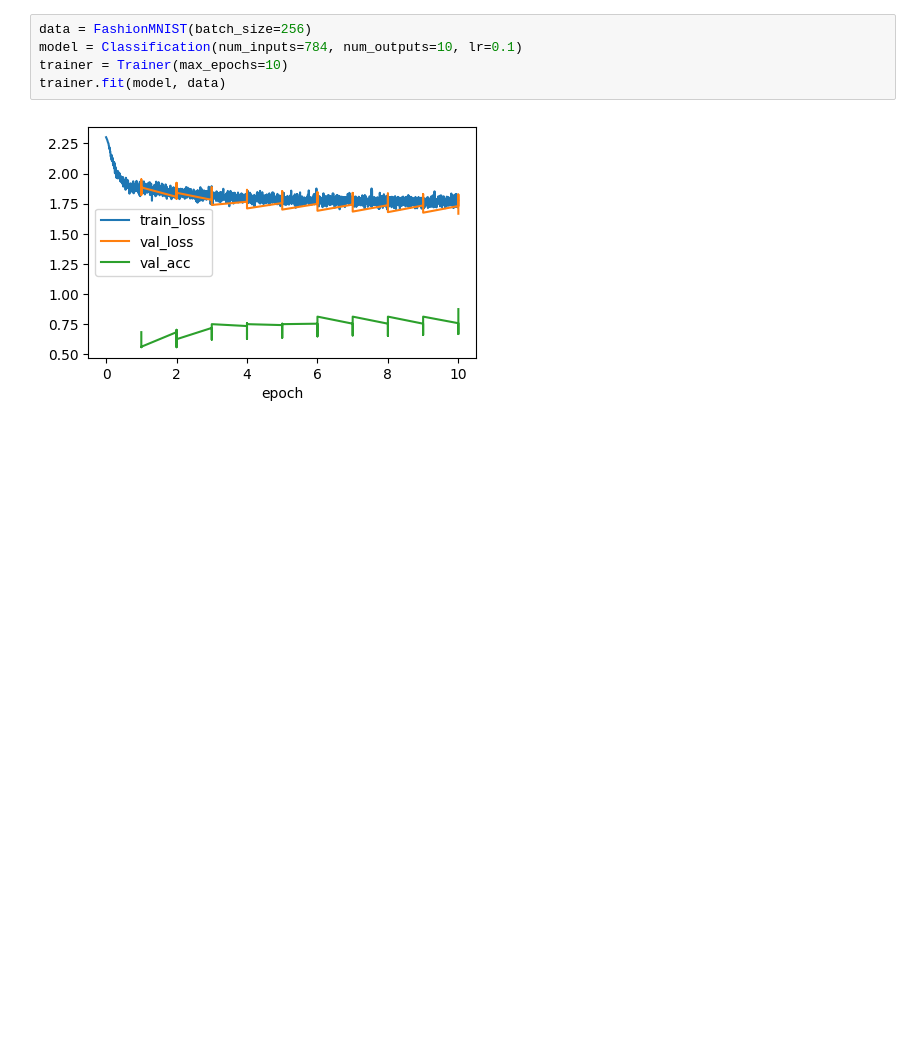
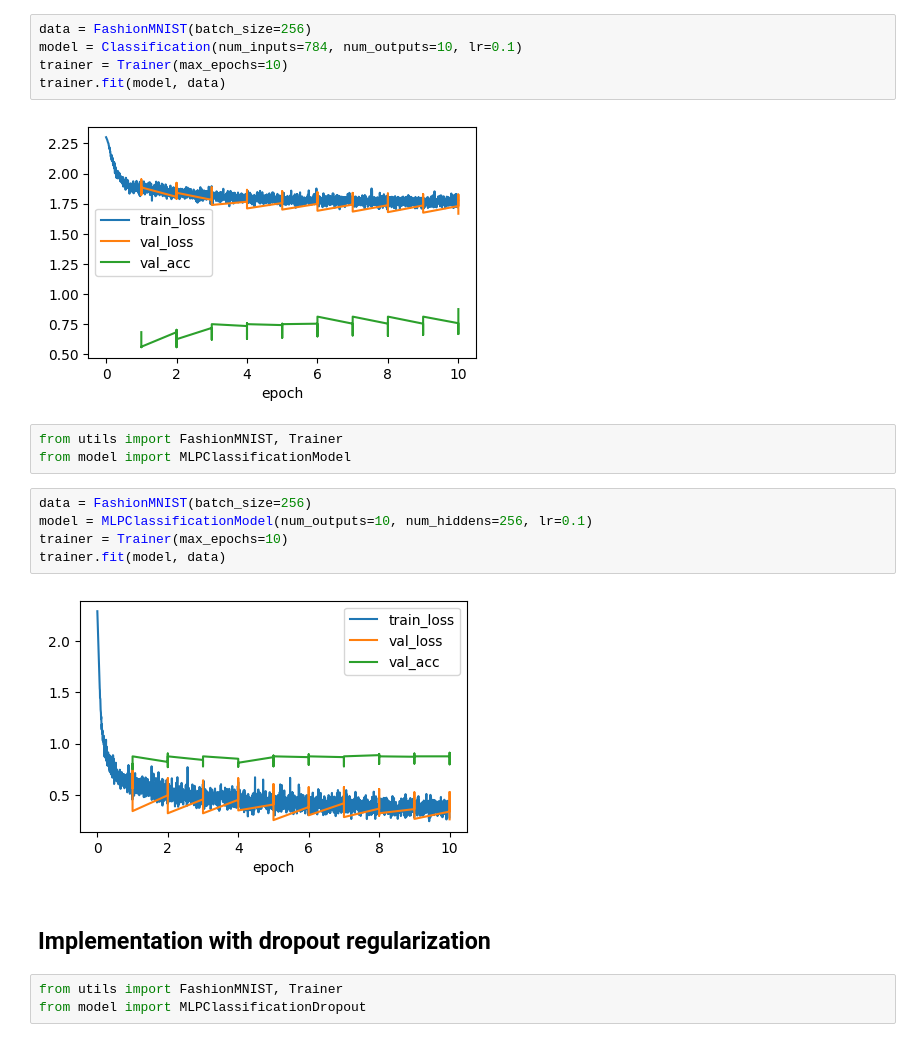
Before and after one commit to Arush04/ML_Clutter, a Jupyter notebook: experiments/classification.ipynb, the cells around one changed output. Saved outputs shown, nothing was run; the diff lists cells and outputs as text; blank space fills up the shorter version.

Commit message:
MLP with dropout

```diff
--- a/experiments/classification.ipynb
+++ b/experiments/classification.ipynb
@@ -8,3 +8,18 @@ trainer = Trainer(max_epochs=10)
 trainer.fit(model, data)
 # %% [output]
 [figure]
+# %%
+from utils import FashionMNIST, Trainer
+from model import MLPClassificationModel
+# %%
+data = FashionMNIST(batch_size=256)
+model = MLPClassificationModel(num_outputs=10, num_hiddens=256, lr=0.1)
+trainer = Trainer(max_epochs=10)
+trainer.fit(model, data)
+# %% [output]
+[figure, added]
+# %% [markdown]
+## Implementation with dropout regularization
+# %%
+from utils import FashionMNIST, Trainer
+from model import MLPClassificationDropout
```
Also changed, not shown: parts of 1 cell of this notebook, 1 other file.
